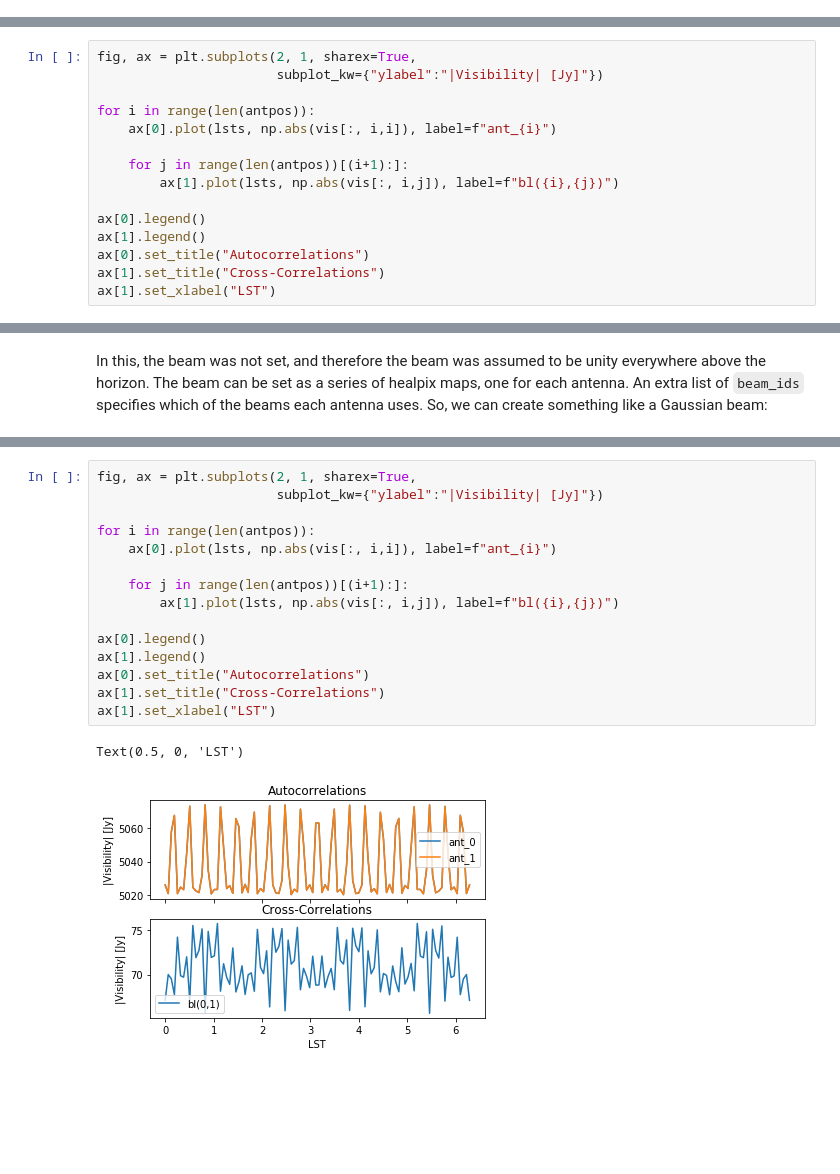
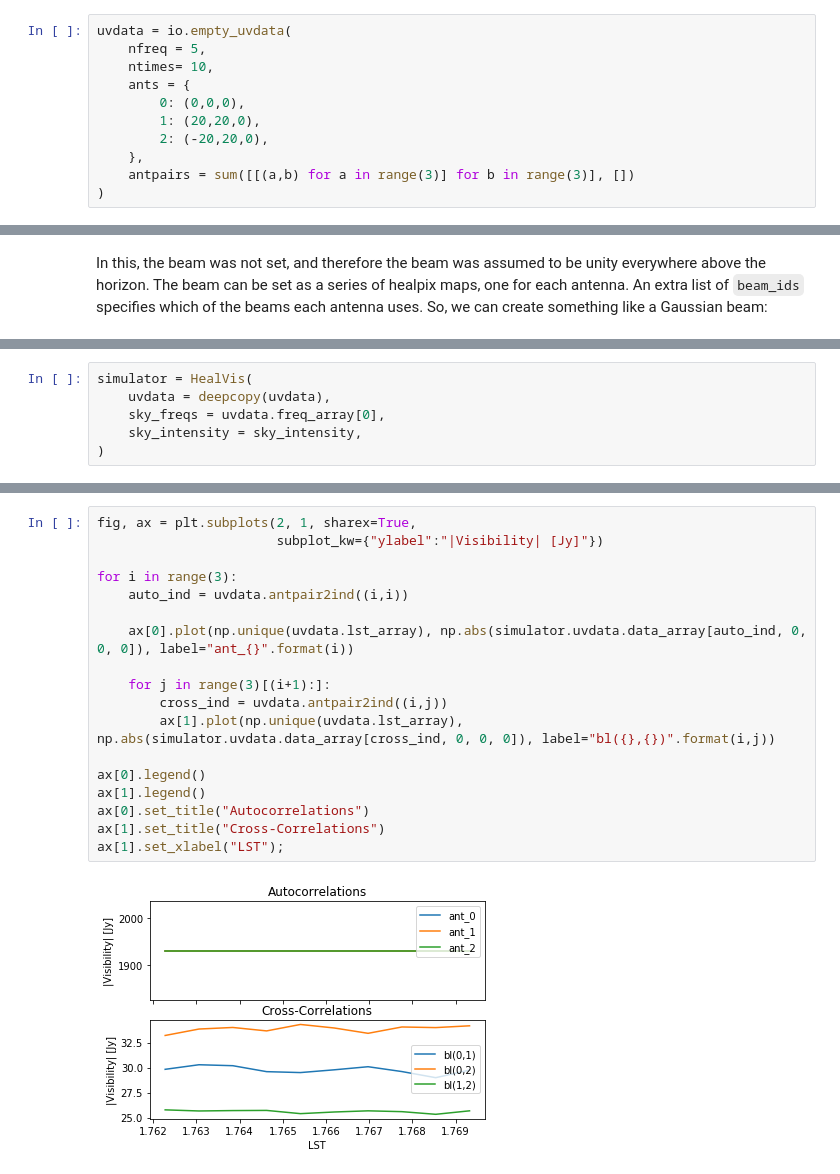
Before and after one commit to HERA-Team/hera_sim, a Jupyter notebook: docs/tutorials/visibility_simulator.ipynb, the cells around one changed output, grey strips where cells are left out. Saved outputs shown, nothing was run; the diff lists cells and outputs as text; blank space fills up the shorter version.

```diff
--- a/docs/tutorials/visibility_simulator.ipynb
+++ b/docs/tutorials/visibility_simulator.ipynb
@@ -40,0 +58,11 @@ simulator = VisCPU(
+# %%
+uvdata = io.empty_uvdata(
+    nfreq = 5,
+    ntimes= 10,
+    ants = {
+        0: (0,0,0),
+        1: (20,20,0),
+        2: (-20,20,0),
+    },
+    antpairs = sum([[(a,b) for a in range(3)] for b in range(3)], [])
+)
@@ -45,15 +76,0 @@ vis = simulator.simulate()
-# %%
-fig, ax = plt.subplots(2, 1, sharex=True,
-                       subplot_kw={"ylabel":"|Visibility| [Jy]"})
-
-for i in range(len(antpos)):
-    ax[0].plot(lsts, np.abs(vis[:, i,i]), label=f"ant_{i}")
-
-    for j in range(len(antpos))[(i+1):]:
-        ax[1].plot(lsts, np.abs(vis[:, i,j]), label=f"bl({i},{j})")
-
-ax[0].legend()
-ax[1].legend()
-ax[0].set_title("Autocorrelations")
-ax[1].set_title("Cross-Correlations")
-ax[1].set_xlabel("LST")
@@ -92,0 +101,6 @@ vis = simulator.simulate()
+# %%
+simulator = HealVis(
+    uvdata = deepcopy(uvdata),
+    sky_freqs = uvdata.freq_array[0],
+    sky_intensity = sky_intensity,
+)
@@ -93,18 +122,20 @@ vis = simulator.simulate()
 # %%
 fig, ax = plt.subplots(2, 1, sharex=True,
                        subplot_kw={"ylabel":"|Visibility| [Jy]"})
 
-for i in range(len(antpos)):
-    ax[0].plot(lsts, np.abs(vis[:, i,i]), label=f"ant_{i}")
+for i in range(3):
+    auto_ind = uvdata.antpair2ind((i,i))
 
-    for j in range(len(antpos))[(i+1):]:
-        ax[1].plot(lsts, np.abs(vis[:, i,j]), label=f"bl({i},{j})")
+    ax[0].plot(np.unique(uvdata.lst_array), np.abs(simulator.uvdata.data_array[auto_ind, 0, 0, 0]), label="ant_{}".format(i))
+
+    for j in range(3)[(i+1):]:
+        cross_ind = uvdata.antpair2ind((i,j))
+        ax[1].plot(np.unique(uvdata.lst_array), np.abs(simulator.uvdata.data_array[cross_ind, 0, 0, 0]), label="bl({},{})".format(i,j))
 
 ax[0].legend()
 ax[1].legend()
 ax[0].set_title("Autocorrelations")
 ax[1].set_title("Cross-Correlations")
-ax[1].set_xlabel("LST")
+ax[1].set_xlabel("LST");
 # %% [output]
-Text(0.5, 0, 'LST')
-[figure, old version]
+[figure, new version]
```
Also changed, not shown: parts of 20 cells of this notebook, 4 other files.
